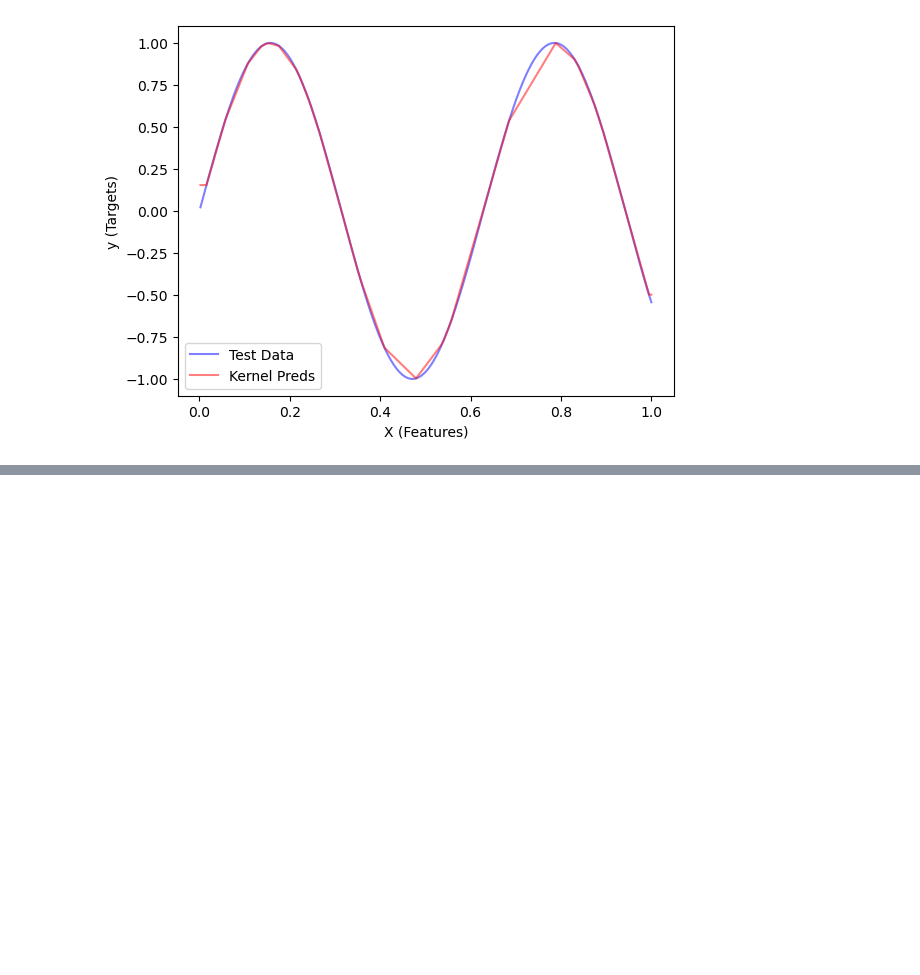
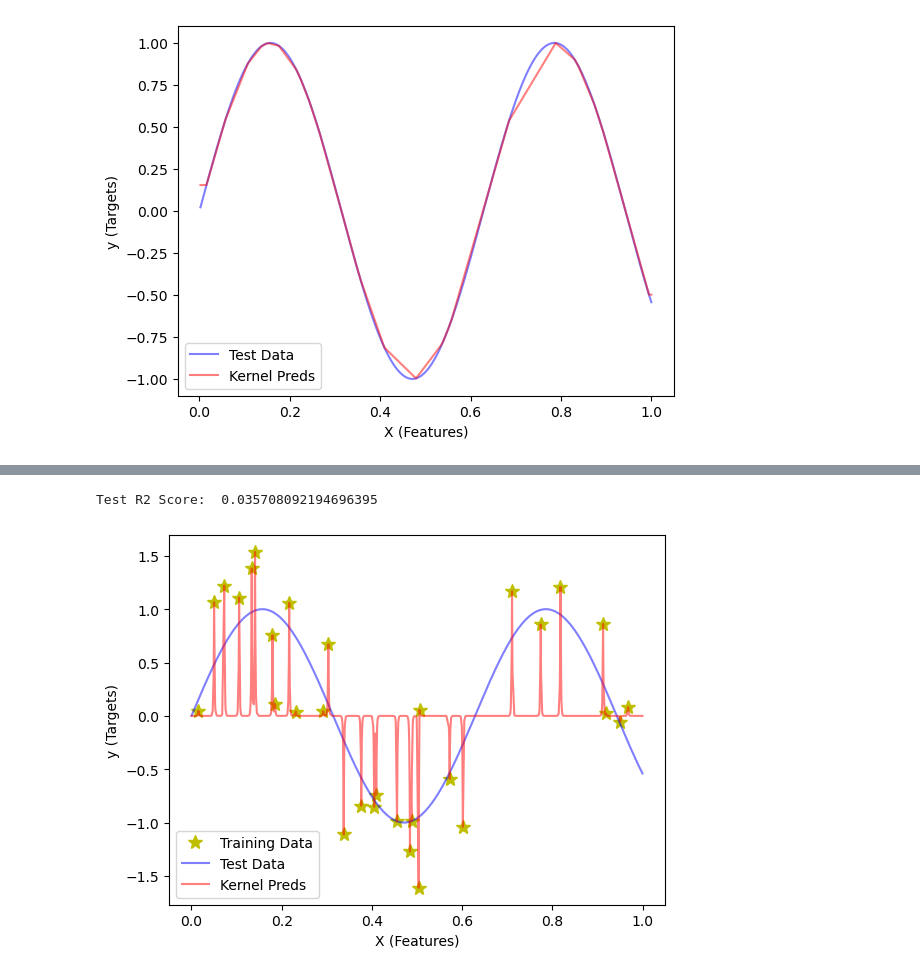
Before and after one commit to aradha/6.S088_2023, a Jupyter notebook: Module1_Notebooks/KernelRegression.ipynb, the cells around one changed output, grey strips where cells are left out. Cells and saved outputs as stored; diff of their text form; code cells hidden in the pictures; blank space fills up the shorter version.

```diff
--- a/Module1_Notebooks/KernelRegression.ipynb
+++ b/Module1_Notebooks/KernelRegression.ipynb
@@ -197,0 +289,27 @@ AKA - Please always try the kernel ridge regression first before SVMs since the
+# %%
+model = LaplaceKernel(L=.001)
+model.fit(X_train, y_train)
+
+X_all = np.concatenate([X_train, X_test], axis=0)
+y_all = np.concatenate([y_train, y_test], axis=0)
+X_all, y_all = zip(*sorted(zip(X_all, y_all), key=lambda x: x[0][0]))
+X_all = np.array(X_all)
+y_all = np.array(y_all)
+
+test_pred = model.predict(X_test)
+all_pred = model.predict(X_all)
+
+# Measure test R^2 for our predictor
+test_r2 = r2_score(y_test, test_pred)
+print("Test R2 Score: ", test_r2)
+
+plt.plot(X_train.reshape(-1), y_train.reshape(-1), 'y*', markersize=10, label='Training Data')
+plt.plot(X_test.reshape(-1), y_test.reshape(-1), 'b-', alpha=.5, label='Test Data')
+plt.plot(X_all.reshape(-1), all_pred.reshape(-1), 'r-', alpha=.5, label='Kernel Preds')
+plt.xlabel('X (Features)')
+plt.ylabel('y (Targets)')
+plt.legend()
+plt.show()
+# %% [output]
+Test R2 Score:  0.035708092194696395
+[figure, added]
```
Also changed, not shown: parts of 22 cells of this notebook.
